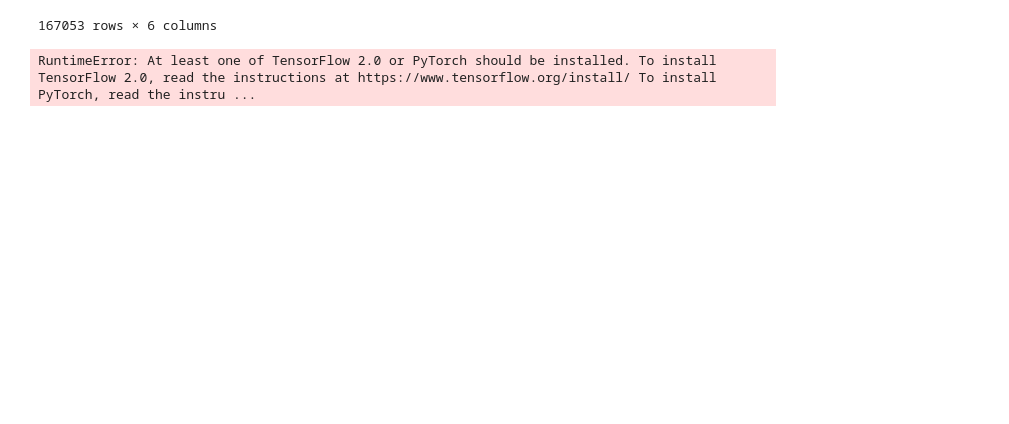
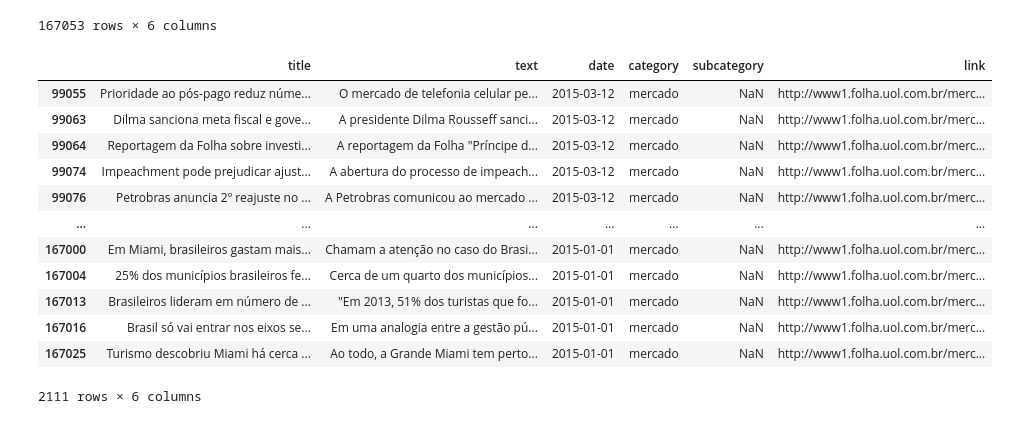
Before and after one commit to lcsteil/IA-generativa-para-linguagem, a Jupyter notebook: questao_3.ipynb, the cells around one changed output. Cells and saved outputs as stored; diff of their text form; code cells hidden in the pictures; blank space fills up the shorter version.

```diff
--- a/questao_3.ipynb
+++ b/questao_3.ipynb
@@ -47,8 +35,20 @@ data
 | 167051 | Kim Jong-un diz estar aberto a se... | O líder norte-coreano, Kim Jong-u... | 2015-01-01 | mundo | NaN | http://www1.folha.uol.com.br/mund... |
 | 167052 | Heitor Maia Neto (1928 - 2014) - ... | O projeto de que Heitor Maia Neto... | 2015-01-01 | cotidiano | NaN | http://www1.folha.uol.com.br/coti... |
 167053 rows × 6 columns
-# %%
-classifier = pipeline("ner", model="monilouise/ner_pt_br", grouped_entities=True)
-classifier("Crie um ranking das organizações que mais apareceram na seção 'Mercado' no primeiro trimestre de 2015.")
-# %% [output]
-RuntimeError: At least one of TensorFlow 2.0 or PyTorch should be installed. To install TensorFlow 2.0, read the instructions at https://www.tensorflow.org/install/ To install PyTorch, read the instru ...
+# %%
+filteredData = data[(data['category'] == 'mercado') & (data['date'] >= '2015-01-01') & (data['date'] <= '2015-03-31')]
+filteredData
+# %% [output]
+|  | title | text | date | category | subcategory | link |
+| 99055 | Prioridade ao pós-pago reduz núme... | O mercado de telefonia celular pe... | 2015-03-12 | mercado | NaN | http://www1.folha.uol.com.br/merc... |
+| 99063 | Dilma sanciona meta fiscal e gove... | A presidente Dilma Rousseff sanci... | 2015-03-12 | mercado | NaN | http://www1.folha.uol.com.br/merc... |
+| 99064 | Reportagem da Folha sobre investi... | A reportagem da Folha "Príncipe d... | 2015-03-12 | mercado | NaN | http://www1.folha.uol.com.br/merc... |
+| 99074 | Impeachment pode prejudicar ajust... | A abertura do processo de impeach... | 2015-03-12 | mercado | NaN | http://www1.folha.uol.com.br/merc... |
+| 99076 | Petrobras anuncia 2º reajuste no ... | A Petrobras comunicou ao mercado ... | 2015-03-12 | mercado | NaN | http://www1.folha.uol.com.br/merc... |
+| ... | ... | ... | ... | ... | ... | ... |
+| 167000 | Em Miami, brasileiros gastam mais... | Chamam a atenção no caso do Brasi... | 2015-01-01 | mercado | NaN | http://www1.folha.uol.com.br/merc... |
+| 167004 | 25% dos municípios brasileiros fe... | Cerca de um quarto dos municípios... | 2015-01-01 | mercado | NaN | http://www1.folha.uol.com.br/merc... |
+| 167013 | Brasileiros lideram em número de ... | "Em 2013, 51% dos turistas que fo... | 2015-01-01 | mercado | NaN | http://www1.folha.uol.com.br/merc... |
+| 167016 | Brasil só vai entrar nos eixos se... | Em uma analogia entre a gestão pú... | 2015-01-01 | mercado | NaN | http://www1.folha.uol.com.br/merc... |
+| 167025 | Turismo descobriu Miami há cerca ... | Ao todo, a Grande Miami tem perto... | 2015-01-01 | mercado | NaN | http://www1.folha.uol.com.br/merc... |
+2111 rows × 6 columns
```
Also changed, not shown: parts of 5 cells of this notebook.
